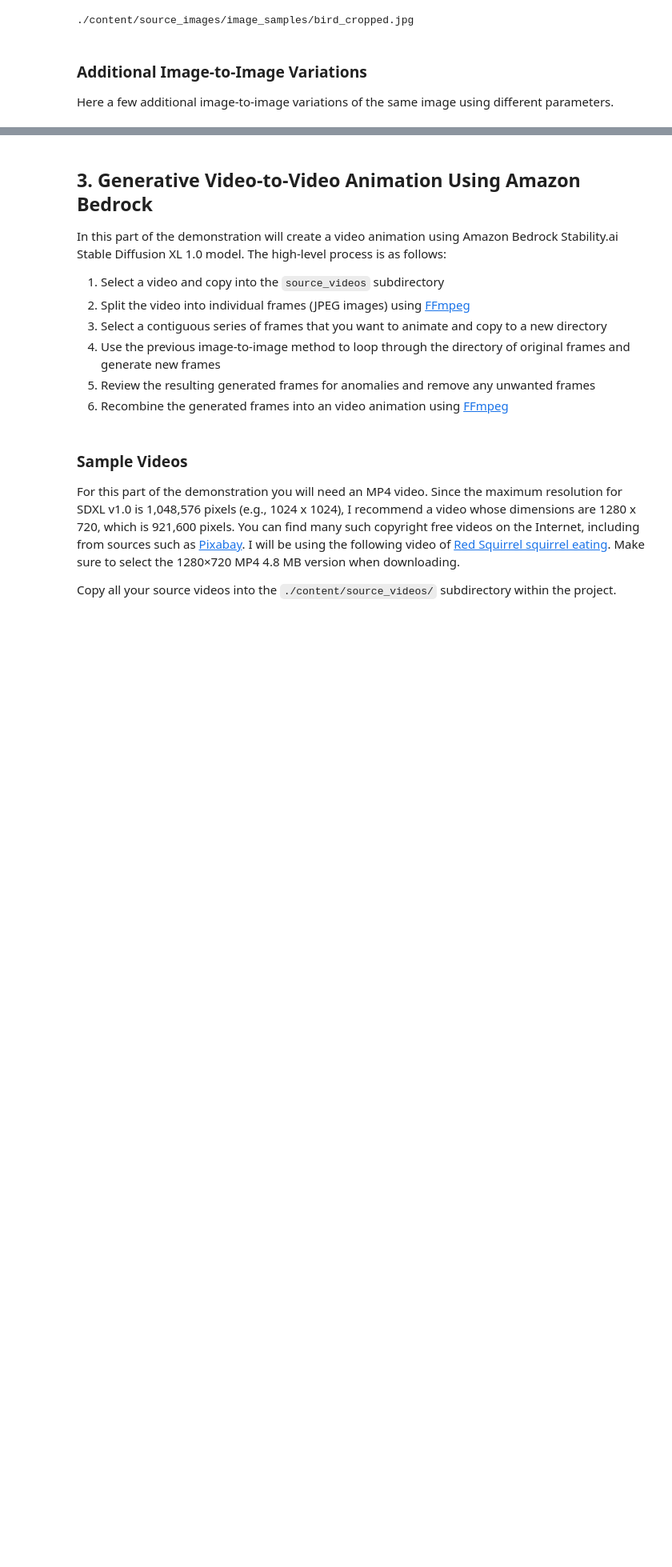
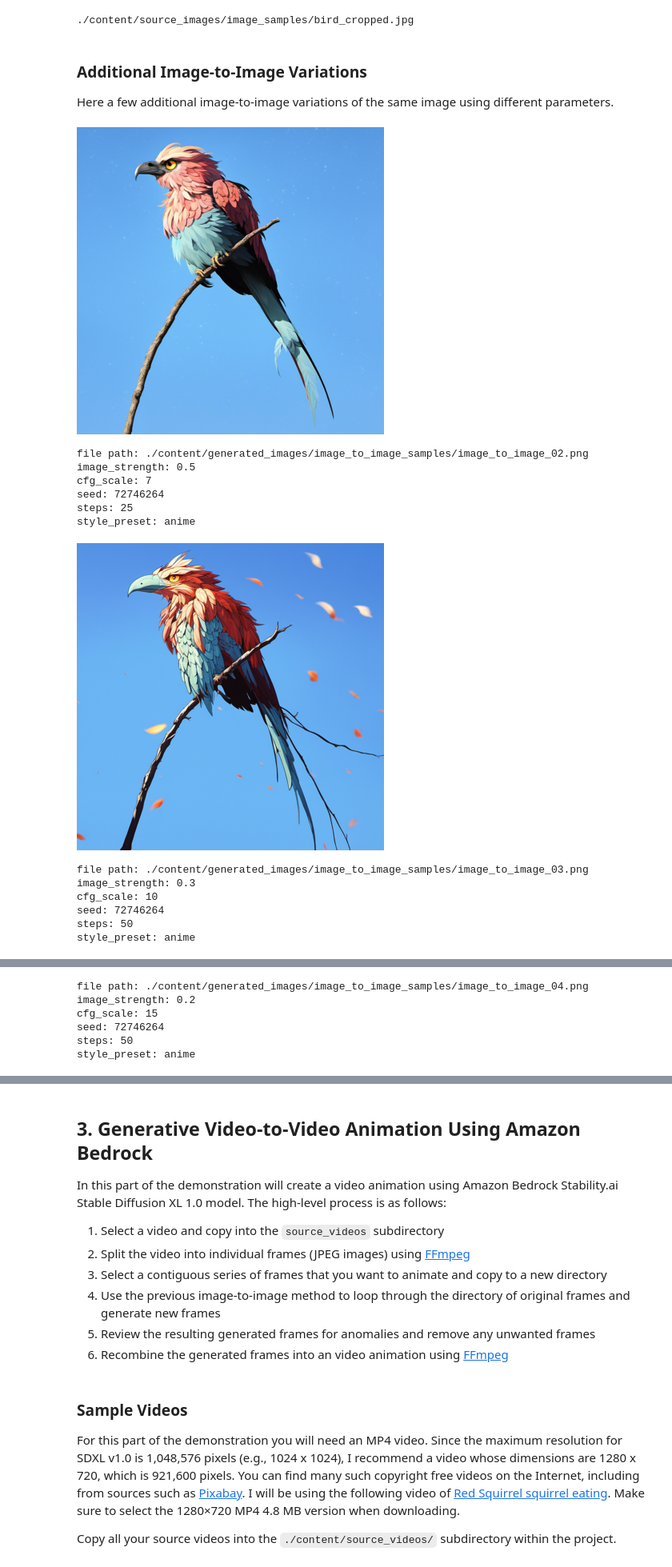
Before and after one commit to garystafford/amazon-bedrock-animation-demo, a Jupyter notebook: bedrock_image_generation_demo.ipynb, the cells around one changed output, grey strips where cells are left out. Shown at 80% size. Drawn from its saved outputs; the diff is of its cells as text; code cells hidden in the pictures; blank space fills up the shorter version.

```diff
--- a/bedrock_image_generation_demo.ipynb
+++ b/bedrock_image_generation_demo.ipynb
@@ -569,7 +569,7 @@ print("style_preset: fantasy-art")
 
 Here a few additional image-to-image variations of the same image using different parameters.
 # %%
-variations = [
+i2i_variations = [
     {
         "name": "image_to_image_02",
         "image_strength": 0.5,
@@ -601,35 +601,50 @@ variations = [
         "seed": 72746264,
         "steps": 25,
         "style_preset": "digital-art",
     },
     {
         "name": "image_to_image_06",
         "image_strength": 0.1,
         "cfg_scale": 35,
         "seed": 2339845,
         "steps": 50,
         "style_preset": "digital-art",
     },
     {
         "name": "image_to_image_07",
         "image_strength": 0.5,
         "cfg_scale": 15,
         "seed": 46267476,
         "steps": 25,
         "style_preset": "anime",
     },
 ]
 
 for i in range(2, 8):
     file_path = (
         f"{GENERATED_IMAGES}/image_to_image_samples/image_to_image_0{i}.png"
     )
     generated_image = Image.open(file_path).resize((384, 384))
     display(generated_image)
     print(f"file path: {file_path}")
-    print(f"image_strength: {variations[i-2]['image_strength']}")
-    print(f"cfg_scale: {variations[i-2]['cfg_scale']}")
-    print(f"seed: {variations[i-2]['seed']}")
-    print(f"steps: {variations[i-2]['steps']}")
-    print(f"style_preset: {variations[i-2]['style_preset']}")
+    print(f"image_strength: {i2i_variations[i-2]['image_strength']}")
+    print(f"cfg_scale: {i2i_variations[i-2]['cfg_scale']}")
+    print(f"seed: {i2i_variations[i-2]['seed']}")
+    print(f"steps: {i2i_variations[i-2]['steps']}")
+    print(f"style_preset: {i2i_variations[i-2]['style_preset']}")
     print("\n")
+# %% [output]
+[figure, added]
+file path: ./content/generated_images/image_to_image_samples/image_to_image_02.png
+image_strength: 0.5
+cfg_scale: 7
+seed: 72746264
+steps: 25
+style_preset: anime
+[figure, added]
+file path: ./content/generated_images/image_to_image_samples/image_to_image_03.png
+image_strength: 0.3
+cfg_scale: 10
+seed: 72746264
+steps: 50
+style_preset: anime
@@ -635,0 +652,6 @@ for i in range(2, 8):
+file path: ./content/generated_images/image_to_image_samples/image_to_image_04.png
+image_strength: 0.2
+cfg_scale: 15
+seed: 72746264
+steps: 50
+style_preset: anime
```
Also changed, not shown: parts of 1 cell of this notebook.
